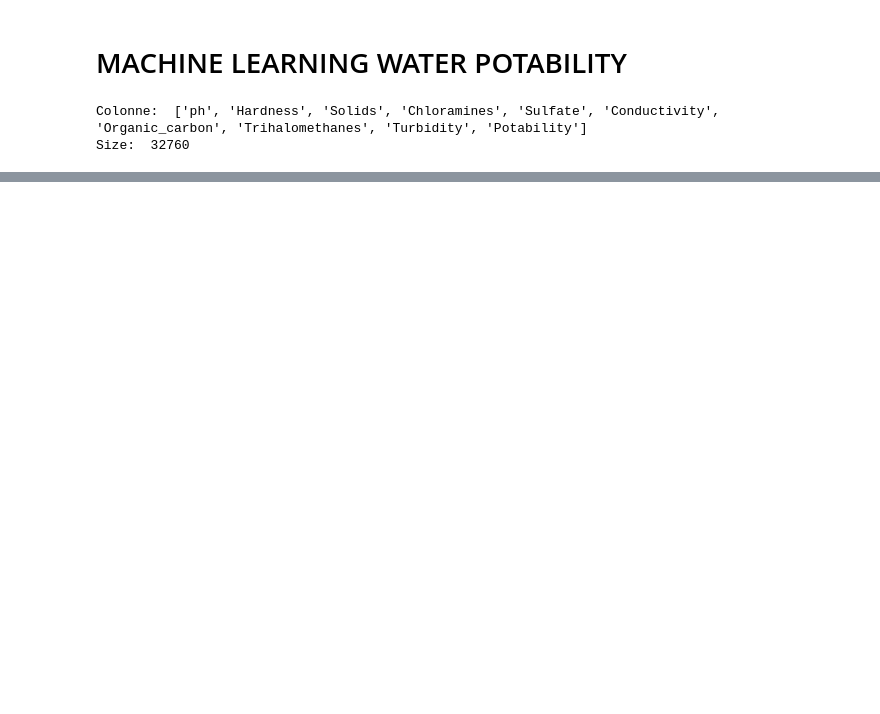
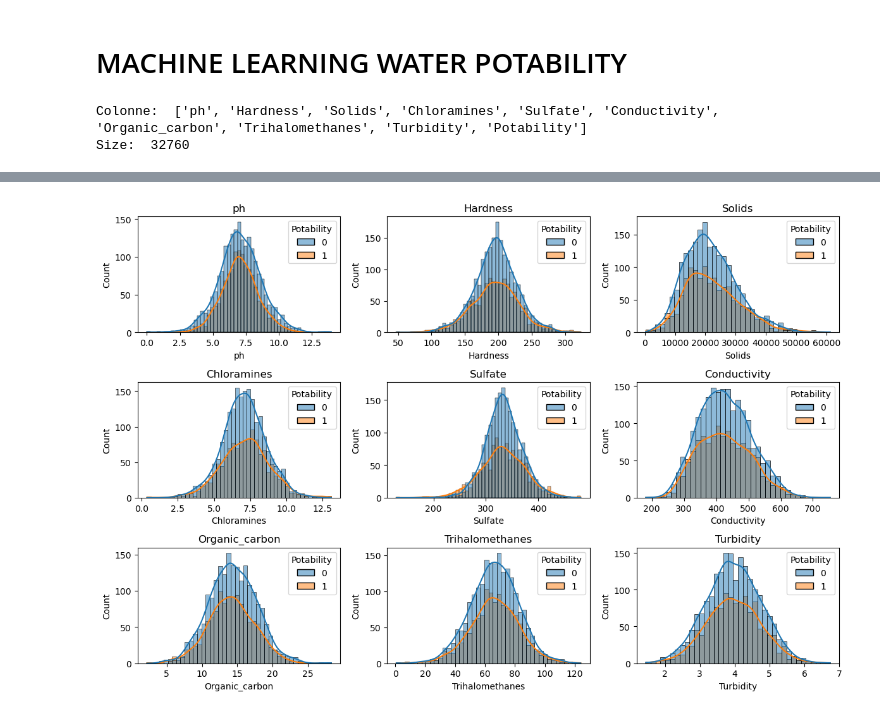
Before and after one commit to zAle711/Machine-Learning-Exam-Project, a Jupyter notebook: water_potability.ipynb, the cells around one changed output, grey strips where cells are left out. Saved outputs shown, nothing was run; the diff lists cells and outputs as text; code cells hidden in the pictures; blank space fills up the shorter version.

```diff
--- a/water_potability.ipynb
+++ b/water_potability.ipynb
@@ -122,0 +119,18 @@ plt.show()
+# %%
+fig, axs = plt.subplots(3,3, figsize=(12,8))
+
+sns.histplot(df, x='ph', hue='Potability', ax=axs[0,0], kde=True).set(title='ph')
+sns.histplot(df, x='Hardness', hue='Potability', ax=axs[0,1], kde=True).set(title='Hardness')
+sns.histplot(df, x='Solids', hue='Potability', ax=axs[0,2], kde=True).set(title='Solids')
+sns.histplot(df, x='Chloramines', hue='Potability', ax=axs[1,0], kde=True).set(title='Chloramines')
+sns.histplot(df, x='Sulfate', hue='Potability', ax=axs[1,1], kde=True).set(title='Sulfate')
+sns.histplot(df, x='Conductivity', hue='Potability', ax=axs[1,2], kde=True).set(title='Conductivity')
+sns.histplot(df, x='Organic_carbon', hue='Potability', ax=axs[2,0], kde=True).set(title='Organic_carbon')
+sns.histplot(df, x='Trihalomethanes', hue='Potability', ax=axs[2,1], kde=True).set(title='Trihalomethanes')
+sns.histplot(df, x='Turbidity', hue='Potability', ax=axs[2,2], kde=True).set(title='Turbidity')
+
+
+plt.tight_layout()
+plt.show()
+# %% [output]
+[figure, added]
```
Also changed, not shown: parts of 8 cells of this notebook.
